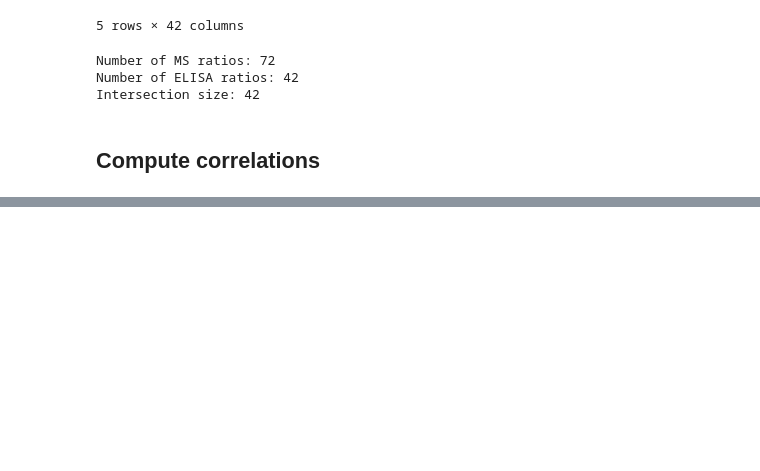
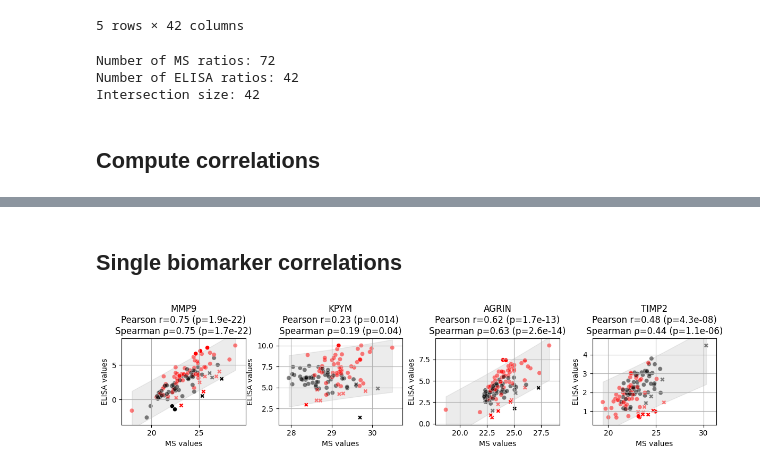
Before and after one commit to MiMARK-es/cohort-analysis, a Jupyter notebook: notebooks/cohort_7_3_ELISA_vs_MS.ipynb, the cells around one changed output, grey strips where cells are left out. Cells and saved outputs as stored; diff of their text form; code cells hidden in the pictures; blank space fills up the shorter version.

```diff
--- a/notebooks/cohort_7_3_ELISA_vs_MS.ipynb
+++ b/notebooks/cohort_7_3_ELISA_vs_MS.ipynb
@@ -321,0 +326,13 @@ Marker   Sample  Total  AGRIN  CLIC1  KPYM  MMP9  MVP  PERM  TIMP2
+# %% [markdown]
+## Single biomarker correlations
+# %%
+# Create a df_elisa_norm taking 'AGRIN', 'KPYM', 'MMP9', 'TIMP2', 'MVP', 'PERM', 'CLIC1' and
+# normalizing it with the column Total_protein
+df_elisa_norm = df_elisa.copy()
+df_elisa_norm['AGRIN'] = df_elisa_norm['AGRIN'] / df_elisa_norm['Total_protein']
+df_elisa_norm['KPYM'] = df_elisa_norm['KPYM'] / df_elisa_norm['Total_protein']
+df_elisa_norm['MMP9'] = df_elisa_norm['MMP9'] / df_elisa_norm['Total_protein']
+df_elisa_norm['TIMP2'] = df_elisa_norm['TIMP2'] / df_elisa_norm['Total_protein']
+df_elisa_norm['MVP'] = df_elisa_norm['MVP'] / df_elisa_norm['Total_protein']
+df_elisa_norm['PERM'] = df_elisa_norm['PERM'] / df_elisa_norm['Total_protein']
+df_elisa_norm['CLIC1'] = df_elisa_norm['CLIC1'] / df_elisa_norm['Total_protein']
@@ -321,0 +505,14 @@ Marker   Sample  Total  AGRIN  CLIC1  KPYM  MMP9  MVP  PERM  TIMP2
+# %%
+outlier_summary = plot_ms_vs_elisa_correlation(
+    df_116,
+    df_elisa_norm,
+    biomarkers_to_plot=["MMP9", "KPYM", "AGRIN", "TIMP2"],
+    pathology_col='Pathology',
+    bloody_samples=bloody_samples,
+    palette={0: 'black', 1: 'red'},
+    log2_elisa=True,
+    ncols=4,
+    figsize=(12, 3)
+)
+# %% [output]
+[figure, added]
```
Also changed, not shown: parts of 45 cells of this notebook.
